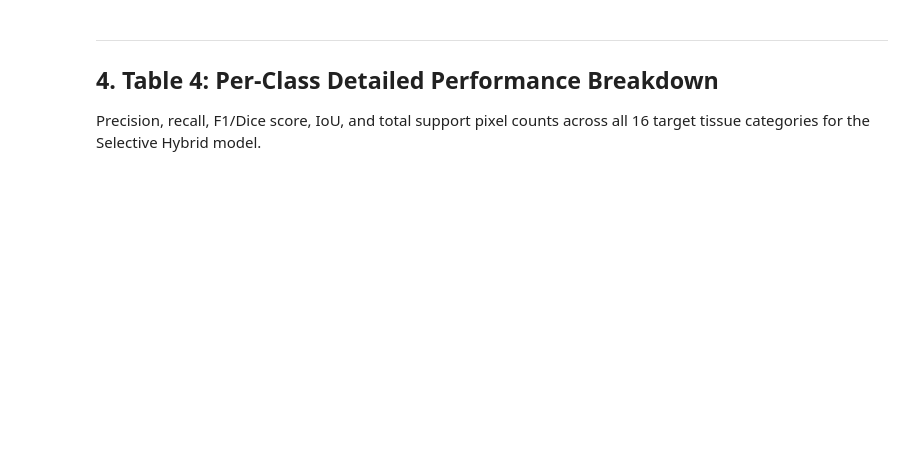
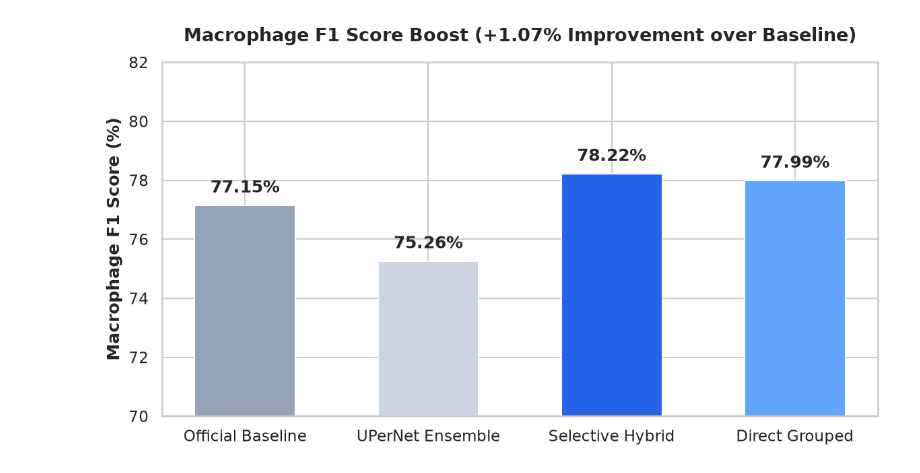
Before and after one commit to KanishkaM108/NSCLC_UPerNet, a Jupyter notebook: NSCLC_UPerNet_Results_and_Evaluation.ipynb, the cells around one changed output. Cells and saved outputs as stored; diff of their text form; code cells hidden in the pictures; blank space fills up the shorter version.

```diff
--- a/NSCLC_UPerNet_Results_and_Evaluation.ipynb
+++ b/NSCLC_UPerNet_Results_and_Evaluation.ipynb
@@ -107,9 +73,8 @@ table3_data = [
     {"Model": "Selective Hybrid (UPerNet + nnU-Net)", "Accuracy (%)": 83.42, "Macro F1 (%)": 82.09, "Tumor F1 (%)": 87.94, "Stroma+Inflam F1 (%)": 81.06, "Macrophages F1 (%)": 78.22, "Necrosis F1 (%)": 77.42, "Rest F1 (%)": 85.83},
     {"Model": "Direct 5-Class Grouped Ensemble", "Accuracy (%)": 81.10, "Macro F1 (%)": 79.75, "Tumor F1 (%)": 85.87, "Stroma+Inflam F1 (%)": 78.86, "Macrophages F1 (%)": 77.99, "Necrosis F1 (%)": 71.93, "Rest F1 (%)": 84.07}
 ]
-
 df_table3 = pd.DataFrame(table3_data)
-display(df_table3.style.highlight_max(axis=0, subset=["Accuracy (%)", "Macro F1 (%)", "Tumor F1 (%)", "Macrophages F1 (%)"], color="#dbeafe"))
+display(df_table3)
 
 # Macrophage Improvement Highlight Plot
 fig, ax = plt.subplots(figsize=(8, 4.5))
@@ -120,7 +85,7 @@ colors = ["#94a3b8", "#cbd5e1", "#2563eb", "#60a5fa"]
 bars = ax.bar(models, mac_scores, color=colors, width=0.55)
 ax.set_ylim(70, 82)
 ax.set_ylabel("Macrophage F1 Score (%)", fontweight="bold")
-ax.set_title("Macrophage F1 Score Boost (+1.07% Improvement)", fontsize=13, fontweight="bold", pad=15)
+ax.set_title("Macrophage F1 Score Boost (+1.07% Improvement over Baseline)", fontsize=13, fontweight="bold", pad=15)
 
 for bar in bars:
     yval = bar.get_height()
@@ -128,3 +93,4 @@ for bar in bars:
 
 plt.tight_layout()
 plt.show()
+# %% [output]
@@ -131,7 +102,4 @@ plt.show()
+[figure, added]
-# %% [markdown]
----
-## 4. Table 4: Per-Class Detailed Performance Breakdown
-Precision, recall, F1/Dice score, IoU, and total support pixel counts across all 16 target tissue categories for the Selective Hybrid model.
 # %%
 table4_data = [
     {"ID": 0, "Category": "Background", "Precision (%)": 93.35, "Recall (%)": 93.46, "F1 / Dice (%)": 93.40, "IoU (%)": 87.62, "Support Pixels": 22654809},
```
Also changed, not shown: parts of 11 cells of this notebook.
